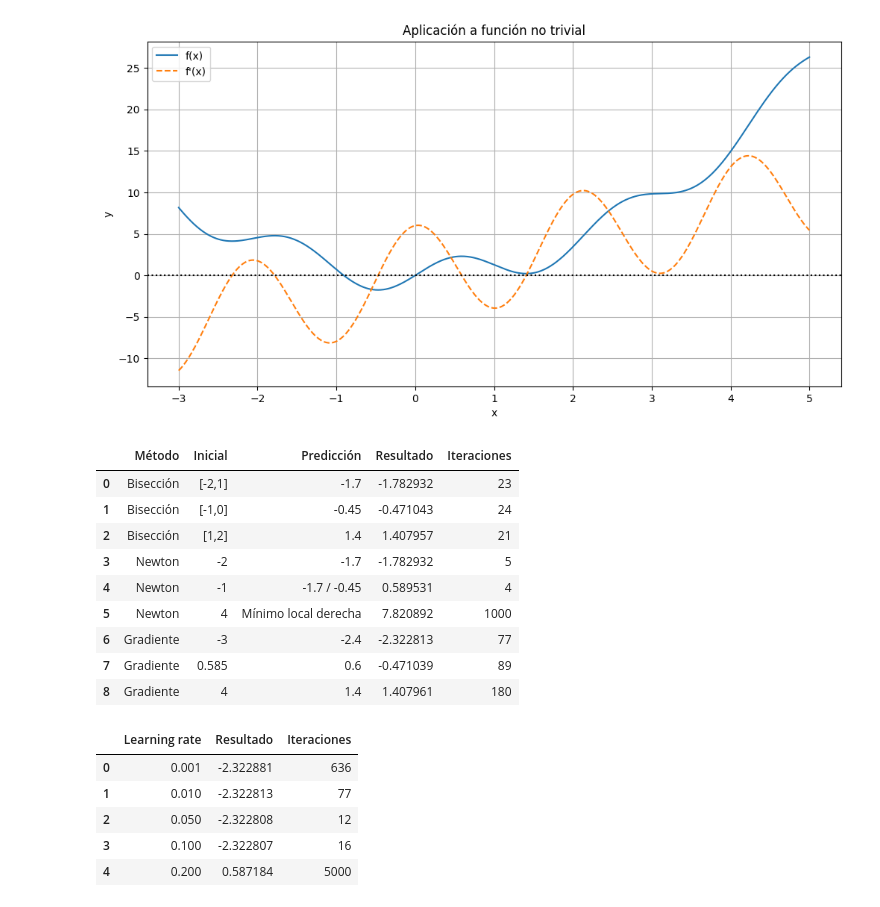
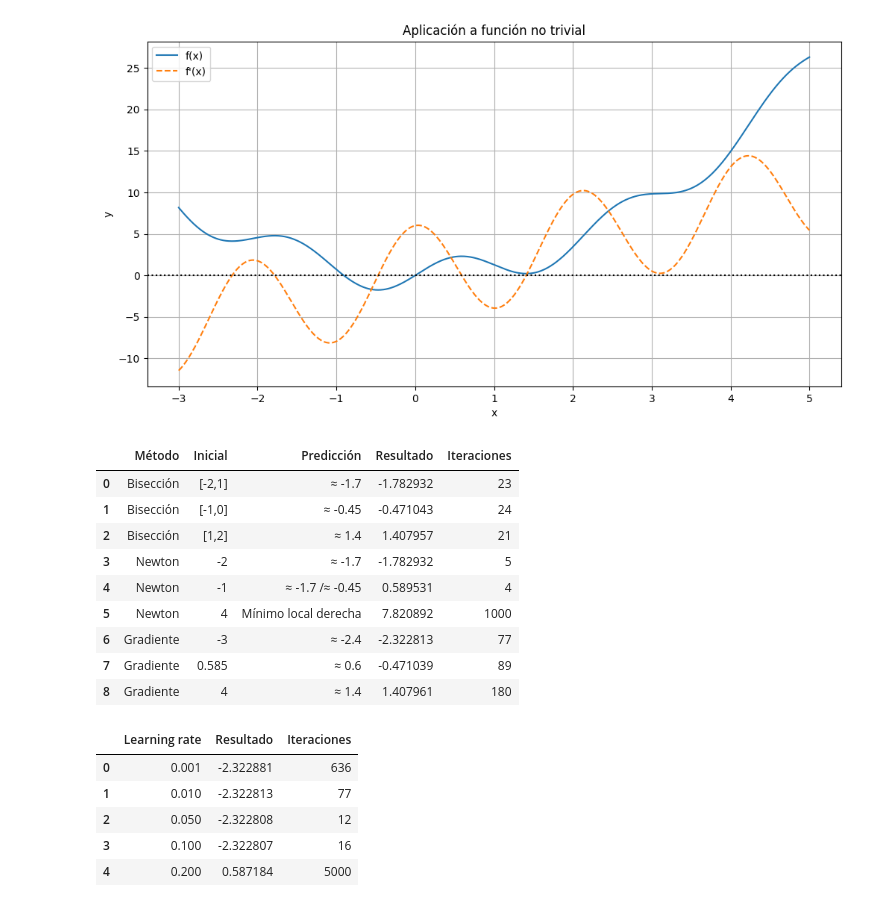
Before and after one commit to belentellechea/obligatorio_2_calculo, a Jupyter notebook: project.ipynb, the cells around one changed output. Drawn from its saved outputs; the diff is of its cells as text; code cells hidden in the pictures.

```diff
--- a/project.ipynb
+++ b/project.ipynb
@@ -197,15 +197,15 @@ plt.show()
 [figure]
 # %%
 predicciones = {
-    ("Biseccion", "[-2,1]"): "-1.7",
-    ("Biseccion", "[-1,0]"): "-0.45",
-    ("Biseccion", "[1,2]"): "1.4",
-    ("Newton", "-2"): "-1.7",
-    ("Newton", "-1"): "-1.7 / -0.45",
+    ("Biseccion", "[-2,1]"): "≈ -1.7",
+    ("Biseccion", "[-1,0]"): "≈ -0.45",
+    ("Biseccion", "[1,2]"): "≈ 1.4",
+    ("Newton", "-2"): "≈ -1.7",
+    ("Newton", "-1"): "≈ -1.7 /≈ -0.45",
     ("Newton", "4"): "Mínimo local derecha",
-    ("Gradiente", "-3"): "-2.4",
-    ("Gradiente", "0.585"): "0.6",
-    ("Gradiente", "4"): "1.4",
+    ("Gradiente", "-3"): "≈ -2.4",
+    ("Gradiente", "0.585"): "≈ 0.6",
+    ("Gradiente", "4"): "≈ 1.4",
 }
 
 experimentos = []
@@ -232,42 +232,42 @@ for a, b in [(-2, 1), (-1, 0), (1, 2)]:
         })
 
 # Newton
 for x0 in [-2, -1, 4]:
     key = ("Newton", str(x0))
     r, it, _ = newton(f, x0)
     experimentos.append({
         "Método": "Newton",
         "Inicial": x0,
         "Predicción": predicciones[key],
         "Resultado": round(r, 6),
         "Iteraciones": it,
     })
 
 # Descenso por gradiente
 for x0 in [-3, 0.585, 4]:
     key = ("Gradiente", str(x0))
     r, it, _ = descenso_gradiente(f, x0=x0, lr=0.01)
     experimentos.append({
         "Método": "Gradiente",
         "Inicial": x0,
         "Predicción": predicciones[key],
         "Resultado": round(r, 6),
         "Iteraciones": it,
     })
 
 df_exp = pd.DataFrame(experimentos)
 df_exp
 # %% [output]
 |  | Método | Inicial | Predicción | Resultado | Iteraciones |
-| 0 | Bisección | [-2,1] | -1.7 | -1.782932 | 23 |
-| 1 | Bisección | [-1,0] | -0.45 | -0.471043 | 24 |
-| 2 | Bisección | [1,2] | 1.4 | 1.407957 | 21 |
-| 3 | Newton | -2 | -1.7 | -1.782932 | 5 |
-| 4 | Newton | -1 | -1.7 / -0.45 | 0.589531 | 4 |
+| 0 | Bisección | [-2,1] | ≈ -1.7 | -1.782932 | 23 |
+| 1 | Bisección | [-1,0] | ≈ -0.45 | -0.471043 | 24 |
+| 2 | Bisección | [1,2] | ≈ 1.4 | 1.407957 | 21 |
+| 3 | Newton | -2 | ≈ -1.7 | -1.782932 | 5 |
+| 4 | Newton | -1 | ≈ -1.7 /≈ -0.45 | 0.589531 | 4 |
 | 5 | Newton | 4 | Mínimo local derecha | 7.820892 | 1000 |
-| 6 | Gradiente | -3 | -2.4 | -2.322813 | 77 |
-| 7 | Gradiente | 0.585 | 0.6 | -0.471039 | 89 |
-| 8 | Gradiente | 4 | 1.4 | 1.407961 | 180 |
+| 6 | Gradiente | -3 | ≈ -2.4 | -2.322813 | 77 |
+| 7 | Gradiente | 0.585 | ≈ 0.6 | -0.471039 | 89 |
+| 8 | Gradiente | 4 | ≈ 1.4 | 1.407961 | 180 |
 # %%
 learning_rates = [1e-3, 1e-2, 5e-2, 1e-1, 2e-1]
 x0_lr = -3
```
